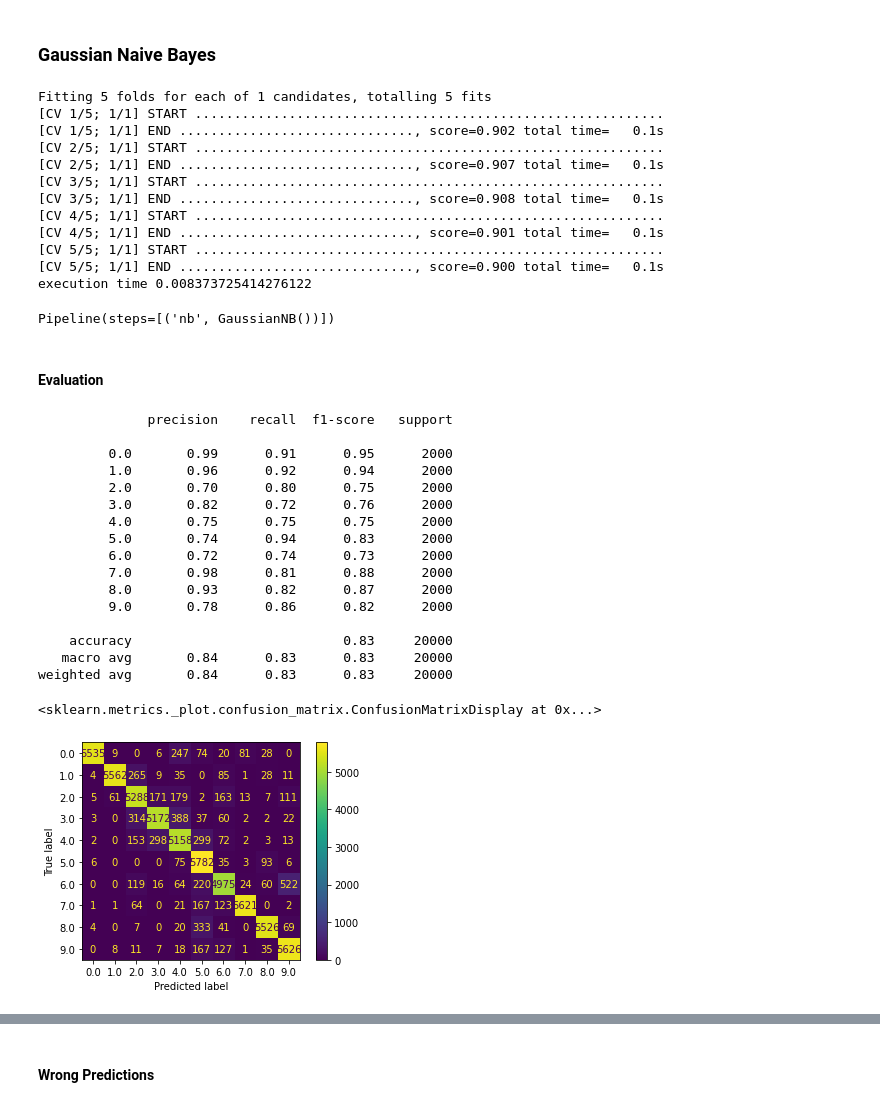
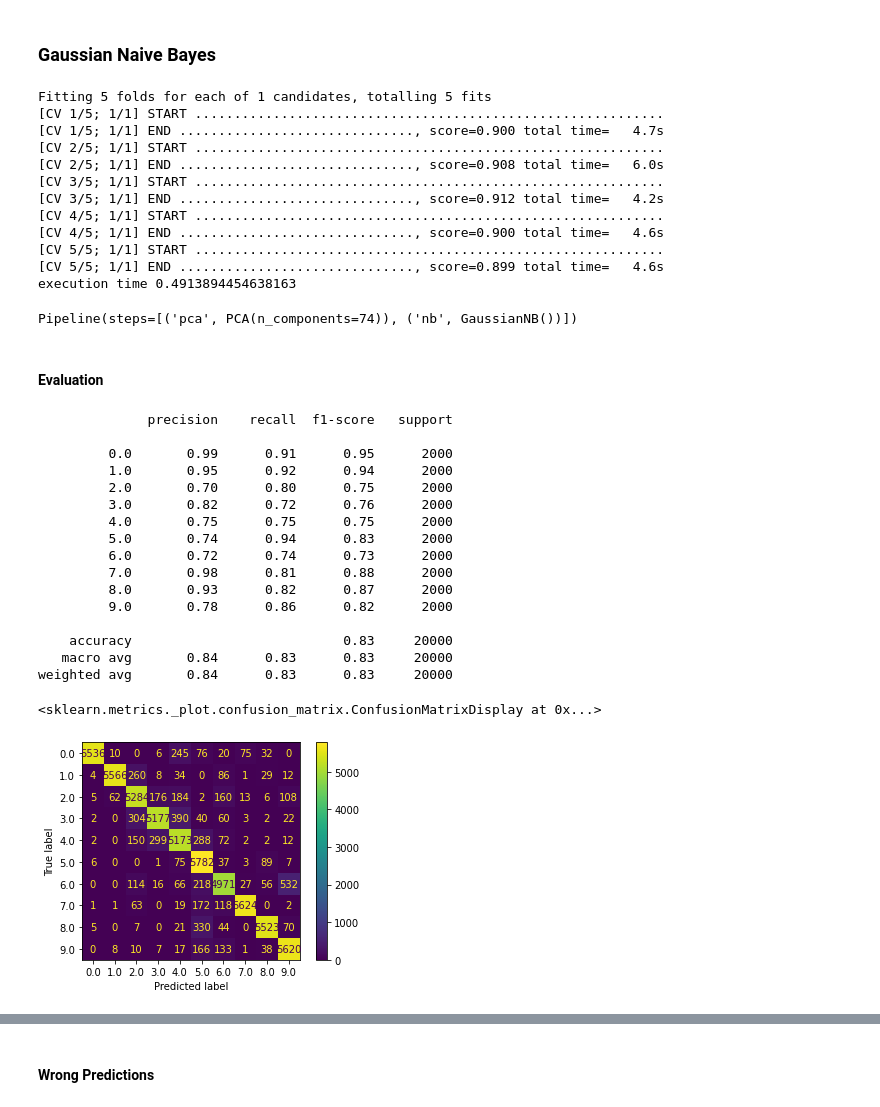
Before and after one commit to mo-amininasab/FarsiDigits-Recognizer, a Jupyter notebook: HodaDataSet_ML.ipynb, the cells around one changed output, grey strips where cells are left out. Drawn from its saved outputs; the diff is of its cells as text; code cells hidden in the pictures.

```diff
--- a/HodaDataSet_ML.ipynb
+++ b/HodaDataSet_ML.ipynb
@@ -226,7 +234,7 @@ for i , ax in zip(idxs, axes.flat):
 ### Gaussian Naive Bayes
 # %%
 steps = Pipeline([
-    # ('pca', PCA(n_components=74)),
+    ('pca', PCA(n_components=74)),
     ('nb', GaussianNB())
 ])
 
@@ -236,36 +244,36 @@ params = {
 search_nb = GridSearchCV(steps, params, verbose=10)
 # %%
 t1 = time.time()
-search_nb.fit(X_train_pca74, y_train)
+search_nb.fit(X_train, y_train)
 t2 = time.time()
 print(f'execution time {(t2-t1)/60}')
 # %% [output]
 Fitting 5 folds for each of 1 candidates, totalling 5 fits
 [CV 1/5; 1/1] START ............................................................
-[CV 1/5; 1/1] END .............................., score=0.902 total time=   0.1s
+[CV 1/5; 1/1] END .............................., score=0.900 total time=   4.7s
 [CV 2/5; 1/1] START ............................................................
-[CV 2/5; 1/1] END .............................., score=0.907 total time=   0.1s
+[CV 2/5; 1/1] END .............................., score=0.908 total time=   6.0s
 [CV 3/5; 1/1] START ............................................................
-[CV 3/5; 1/1] END .............................., score=0.908 total time=   0.1s
+[CV 3/5; 1/1] END .............................., score=0.912 total time=   4.2s
 [CV 4/5; 1/1] START ............................................................
-[CV 4/5; 1/1] END .............................., score=0.901 total time=   0.1s
+[CV 4/5; 1/1] END .............................., score=0.900 total time=   4.6s
 [CV 5/5; 1/1] START ............................................................
-[CV 5/5; 1/1] END .............................., score=0.900 total time=   0.1s
-execution time 0.008373725414276122
+[CV 5/5; 1/1] END .............................., score=0.899 total time=   4.6s
+execution time 0.4913894454638163
 # %%
 search_nb.best_estimator_
 # %% [output]
-Pipeline(steps=[('nb', GaussianNB())])
+Pipeline(steps=[('pca', PCA(n_components=74)), ('nb', GaussianNB())])
 # %% [markdown]
 #### Evaluation
 # %%
-y_preds_nb = search_nb.predict(X_test_pca74)
+y_preds_nb = search_nb.predict(X_test)
 print(classification_report(y_test, y_preds_nb))
 # %% [output]
               precision    recall  f1-score   support
 
          0.0       0.99      0.91      0.95      2000
-         1.0       0.96      0.92      0.94      2000
+         1.0       0.95      0.92      0.94      2000
          2.0       0.70      0.80      0.75      2000
          3.0       0.82      0.72      0.76      2000
          4.0       0.75      0.75      0.75      2000
@@ -279,8 +287,8 @@ print(classification_report(y_test, y_preds_nb))
    macro avg       0.84      0.83      0.83     20000
 weighted avg       0.84      0.83      0.83     20000
 # %%
-ConfusionMatrixDisplay.from_estimator(search_nb, X_train_pca74, y_train)
+ConfusionMatrixDisplay.from_estimator(search_nb, X_train, y_train)
 # %% [output]
 <sklearn.metrics._plot.confusion_matrix.ConfusionMatrixDisplay at 0x...>
-[figure, old version]
+[figure, new version]
 # %%
```
Also changed, not shown: parts of 24 cells of this notebook.
